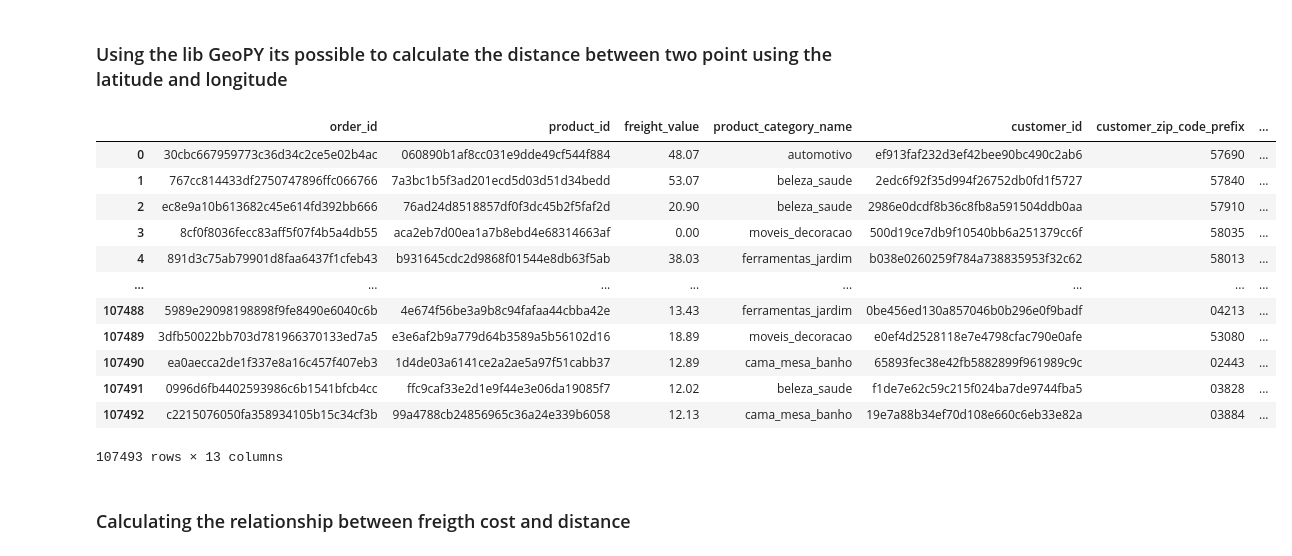
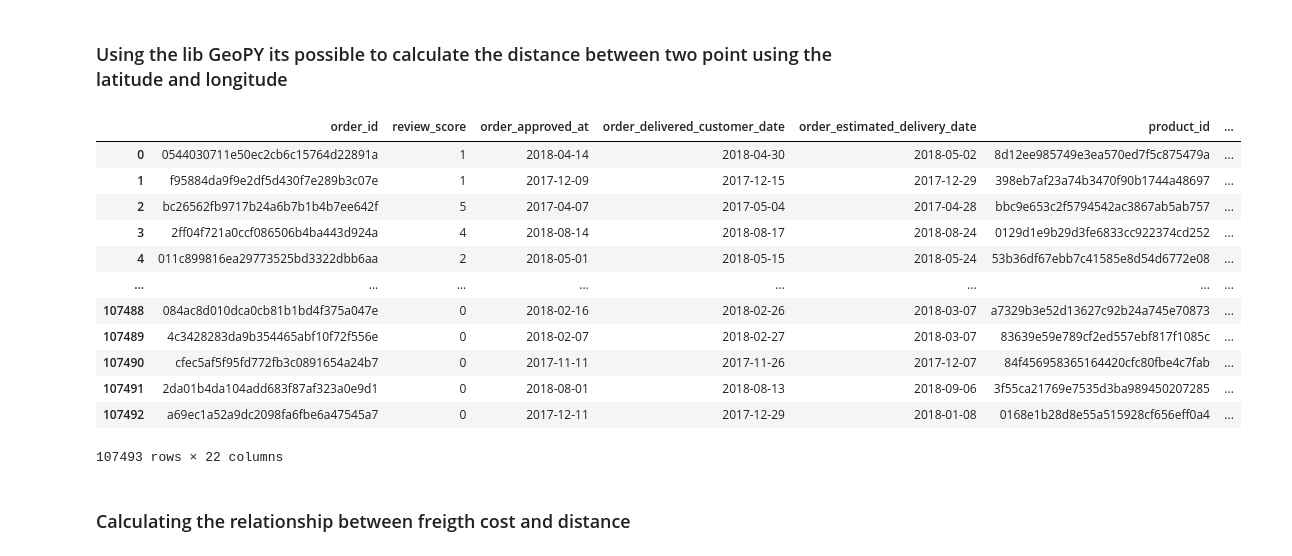
Before and after one commit to lucasbatistaf/triggoai-trainee-data-engineering, a Jupyter notebook: challenge_notebook.ipynb, the cells around one changed output. Drawn from its saved outputs; the diff is of its cells as text; code cells hidden in the pictures.

```diff
--- a/challenge_notebook.ipynb
+++ b/challenge_notebook.ipynb
@@ -186,6 +222,8 @@ dtype = {'seller_zip_code_prefix': 'string'}
 
 df_sellers = pd.read_csv(path + r"\olist_sellers_dataset.csv", dtype=dtype)
 
+df_sellers['seller_city'] = df_sellers['seller_city'].str.title()
+
 df_sellers.head()
 # %% [output]
 |  | seller_id | seller_zip_code_prefix | seller_city | seller_state |
@@ -291,7 +329,7 @@ sns.displot(order_delivery_time, x="day_to_delivery", binwidth=3)
 customer_geo = duckdb.query(
 """
   SELECT
-    c.customer_id,
+    c.customer_unique_id,
     c.customer_zip_code_prefix,
     c.customer_city,
     c.customer_state,
@@ -332,7 +370,7 @@ Joining the customer_geo table with df_order_items, to get some metrics and to j
 order_products = duckdb.query(
 """
   SELECT
-    cg.customer_id,
+    cg.customer_unique_id,
     cg.customer_zip_code_prefix,
     cg.customer_city,
     cg.customer_state,
@@ -426,7 +464,7 @@ master_table = duckdb.query(
     freight_value,
     product_category_name,
 
-    customer_id,
+    customer_unique_id,
     customer_zip_code_prefix,
     customer_city,
     customer_state,
@@ -509,26 +508,26 @@ delivery_costs
 # %%
 def calculate_distance(row):
     customer_location = (row['customer_lat'], row['customer_lng'])
     seller_location = (row['seller_lat'], row['seller_lng'])
     return distance.distance(customer_location, seller_location).km
 
 
-delivery_costs['delivery_distance'] = delivery_costs.apply(calculate_distance, axis=1)
+master_table['delivery_distance'] = master_table.apply(calculate_distance, axis=1)
 
-delivery_costs
+master_table
 # %% [output]
-|  | order_id | product_id | freight_value | product_category_name | customer_id | customer_zip_code_prefix | ... |
-| 0 | 30cbc667959773c36d34c2ce5e02b4ac | 060890b1af8cc031e9dde49cf544f884 | 48.07 | automotivo | ef913faf232d3ef42bee90bc490c2ab6 | 57690 | ... |
-| 1 | 767cc814433df2750747896ffc066766 | 7a3bc1b5f3ad201ecd5d03d51d34bedd | 53.07 | beleza_saude | 2edc6f92f35d994f26752db0fd1f5727 | 57840 | ... |
-| 2 | ec8e9a10b613682c45e614fd392bb666 | 76ad24d8518857df0f3dc45b2f5faf2d | 20.90 | beleza_saude | 2986e0dcdf8b36c8fb8a591504ddb0aa | 57910 | ... |
-| 3 | 8cf0f8036fecc83aff5f07f4b5a4db55 | aca2eb7d00ea1a7b8ebd4e68314663af | 0.00 | moveis_decoracao | 500d19ce7db9f10540bb6a251379cc6f | 58035 | ... |
-| 4 | 891d3c75ab79901d8faa6437f1cfeb43 | b931645cdc2d9868f01544e8db63f5ab | 38.03 | ferramentas_jardim | b038e0260259f784a738835953f32c62 | 58013 | ... |
+|  | order_id | review_score | order_approved_at | order_delivered_customer_date | order_estimated_delivery_date | product_id | ... |
+| 0 | 0544030711e50ec2cb6c15764d22891a | 1 | 2018-04-14 | 2018-04-30 | 2018-05-02 | 8d12ee985749e3ea570ed7f5c875479a | ... |
+| 1 | f95884da9f9e2df5d430f7e289b3c07e | 1 | 2017-12-09 | 2017-12-15 | 2017-12-29 | 398eb7af23a74b3470f90b1744a48697 | ... |
+| 2 | bc26562fb9717b24a6b7b1b4b7ee642f | 5 | 2017-04-07 | 2017-05-04 | 2017-04-28 | bbc9e653c2f5794542ac3867ab5ab757 | ... |
+| 3 | 2ff04f721a0ccf086506b4ba443d924a | 4 | 2018-08-14 | 2018-08-17 | 2018-08-24 | 0129d1e9b29d3fe6833cc922374cd252 | ... |
+| 4 | 011c899816ea29773525bd3322dbb6aa | 2 | 2018-05-01 | 2018-05-15 | 2018-05-24 | 53b36df67ebb7c41585e8d54d6772e08 | ... |
 | ... | ... | ... | ... | ... | ... | ... | ... |
-| 107488 | 5989e29098198898f9fe8490e6040c6b | 4e674f56be3a9b8c94fafaa44cbba42e | 13.43 | ferramentas_jardim | 0be456ed130a857046b0b296e0f9badf | 04213 | ... |
-| 107489 | 3dfb50022bb703d781966370133ed7a5 | e3e6af2b9a779d64b3589a5b56102d16 | 18.89 | moveis_decoracao | e0ef4d2528118e7e4798cfac790e0afe | 53080 | ... |
-| 107490 | ea0aecca2de1f337e8a16c457f407eb3 | 1d4de03a6141ce2a2ae5a97f51cabb37 | 12.89 | cama_mesa_banho | 65893fec38e42fb5882899f961989c9c | 02443 | ... |
-| 107491 | 0996d6fb4402593986c6b1541bfcb4cc | ffc9caf33e2d1e9f44e3e06da19085f7 | 12.02 | beleza_saude | f1de7e62c59c215f024ba7de9744fba5 | 03828 | ... |
-| 107492 | c2215076050fa358934105b15c34cf3b | 99a4788cb24856965c36a24e339b6058 | 12.13 | cama_mesa_banho | 19e7a88b34ef70d108e660c6eb33e82a | 03884 | ... |
+| 107488 | 084ac8d010dca0cb81b1bd4f375a047e | 0 | 2018-02-16 | 2018-02-26 | 2018-03-07 | a7329b3e52d13627c92b24a745e70873 | ... |
+| 107489 | 4c3428283da9b354465abf10f72f556e | 0 | 2018-02-07 | 2018-02-27 | 2018-03-07 | 83639e59e789cf2ed557ebf817f1085c | ... |
+| 107490 | cfec5af5f95fd772fb3c0891654a24b7 | 0 | 2017-11-11 | 2017-11-26 | 2017-12-07 | 84f456958365164420cfc80fbe4c7fab | ... |
+| 107491 | 2da01b4da104add683f87af323a0e9d1 | 0 | 2018-08-01 | 2018-08-13 | 2018-09-06 | 3f55ca21769e7535d3ba989450207285 | ... |
+| 107492 | a69ec1a52a9dc2098fa6fbe6a47545a7 | 0 | 2017-12-11 | 2017-12-29 | 2018-01-08 | 0168e1b28d8e55a515928cf656eff0a4 | ... |
-107493 rows × 13 columns
+107493 rows × 22 columns
 # %% [markdown]
 ### Calculating the relationship between freigth cost and distance
```
Also changed, not shown: parts of 41 cells of this notebook.
